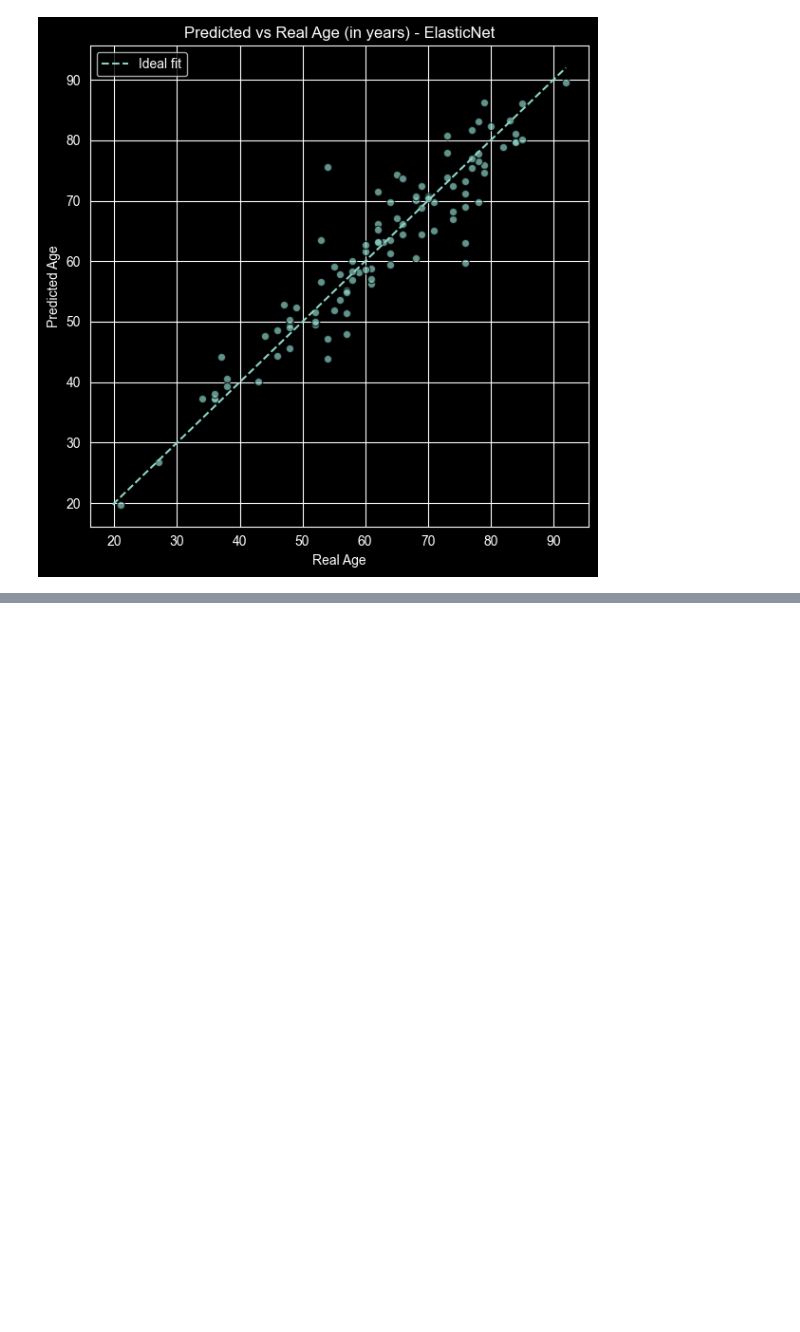
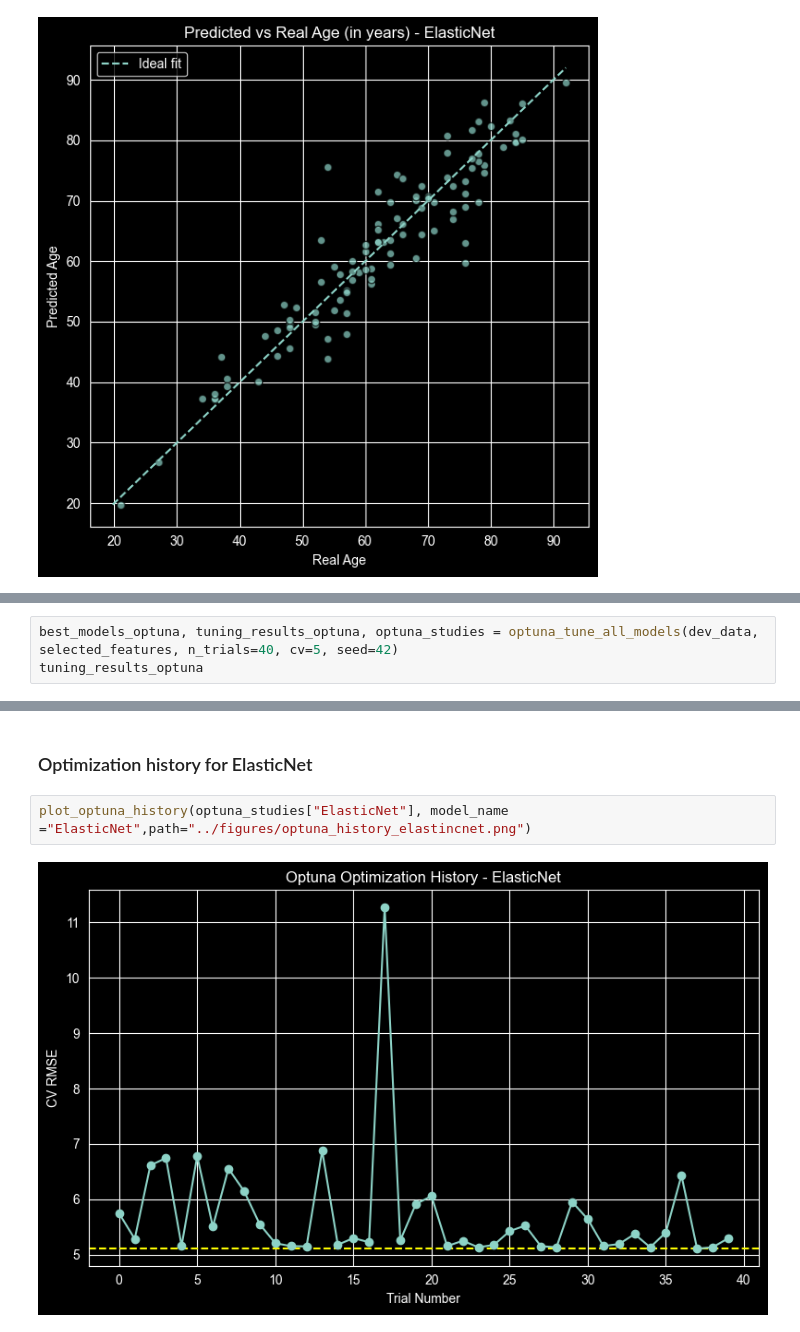
Before and after one commit to Mushroompilamis/MLCB26_Assignment1, a Jupyter notebook: notebooks/model_analysis.ipynb, the cells around one changed output, grey strips where cells are left out. Saved outputs shown, nothing was run; the diff lists cells and outputs as text; blank space fills up the shorter version.

```diff
--- a/notebooks/model_analysis.ipynb
+++ b/notebooks/model_analysis.ipynb
@@ -452,0 +461,3 @@ plot_best_model_real_predict(y_eval, y_predict, best_model_name)
+# %%
+best_models_optuna, tuning_results_optuna, optuna_studies = optuna_tune_all_models(dev_data, selected_features, n_trials=40, cv=5, seed=42)
+tuning_results_optuna
@@ -452,0 +538,6 @@ plot_best_model_real_predict(y_eval, y_predict, best_model_name)
+# %% [markdown]
+### Optimization history for ElasticNet
+# %%
+plot_optuna_history(optuna_studies["ElasticNet"], model_name ="ElasticNet",path="../figures/optuna_history_elastincnet.png")
+# %% [output]
+[figure, added]
```
Also changed, not shown: parts of 33 cells of this notebook, 8 other files.
